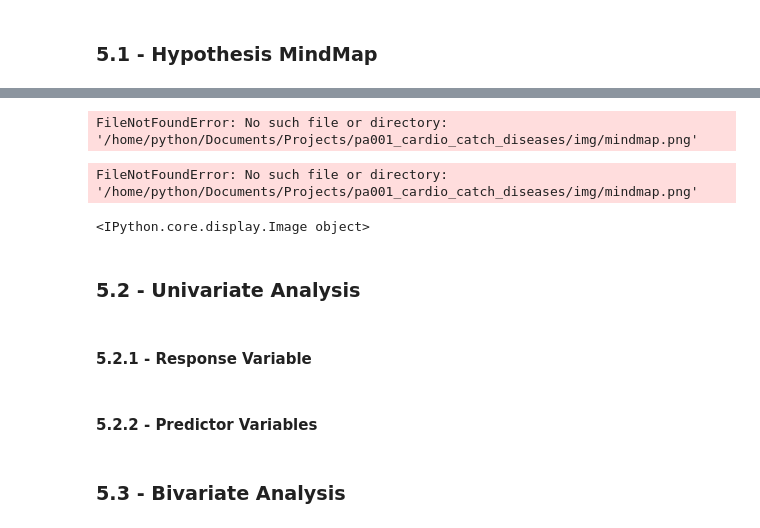
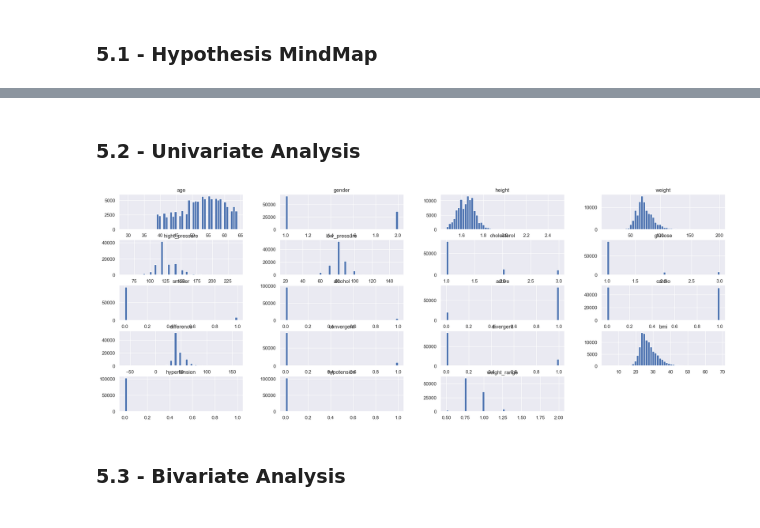
Before and after one commit to alessandra-barbosa/cardio_catch_disease, a Jupyter notebook: AB_cardio_catch_diseases_0.ipynb, the cells around one changed output, grey strips where cells are left out. Saved outputs shown, nothing was run; the diff lists cells and outputs as text; code cells hidden in the pictures.

```diff
--- a/AB_cardio_catch_diseases_0.ipynb
+++ b/AB_cardio_catch_diseases_0.ipynb
@@ -479,4 +464,6 @@ df1.shape
 # %% [markdown]
 ## 5.0 - EDA - Explolatory Data Analysis
+# %%
+df2=df1.copy()
 # %% [markdown]
 ### 5.1 - Hypothesis MindMap
@@ -503,10 +470,2 @@ ls
-# %%
-Image('/home/python/Documents/Projects/pa001_cardio_catch_diseases/img/mindmap.png')
-# %% [output]
-FileNotFoundError: No such file or directory: '/home/python/Documents/Projects/pa001_cardio_catch_diseases/img/mindmap.png'
-FileNotFoundError: No such file or directory: '/home/python/Documents/Projects/pa001_cardio_catch_diseases/img/mindmap.png'
-<IPython.core.display.Image object>
 # %% [markdown]
 ### 5.2 - Univariate Analysis
-# %% [markdown]
-#### 5.2.1 - Response Variable
@@ -516,5 +472,5 @@ sns.countplot(df1['cardio']);
-# %% [markdown]
-#### 5.2.2 - Predictor Variables
 # %%
 # Distribution from all data
-df1.hist(bins=50);
+df2.hist(bins=50);
+# %% [output]
+[figure, added]
```
Also changed, not shown: parts of 29 cells of this notebook, 1 other file.
